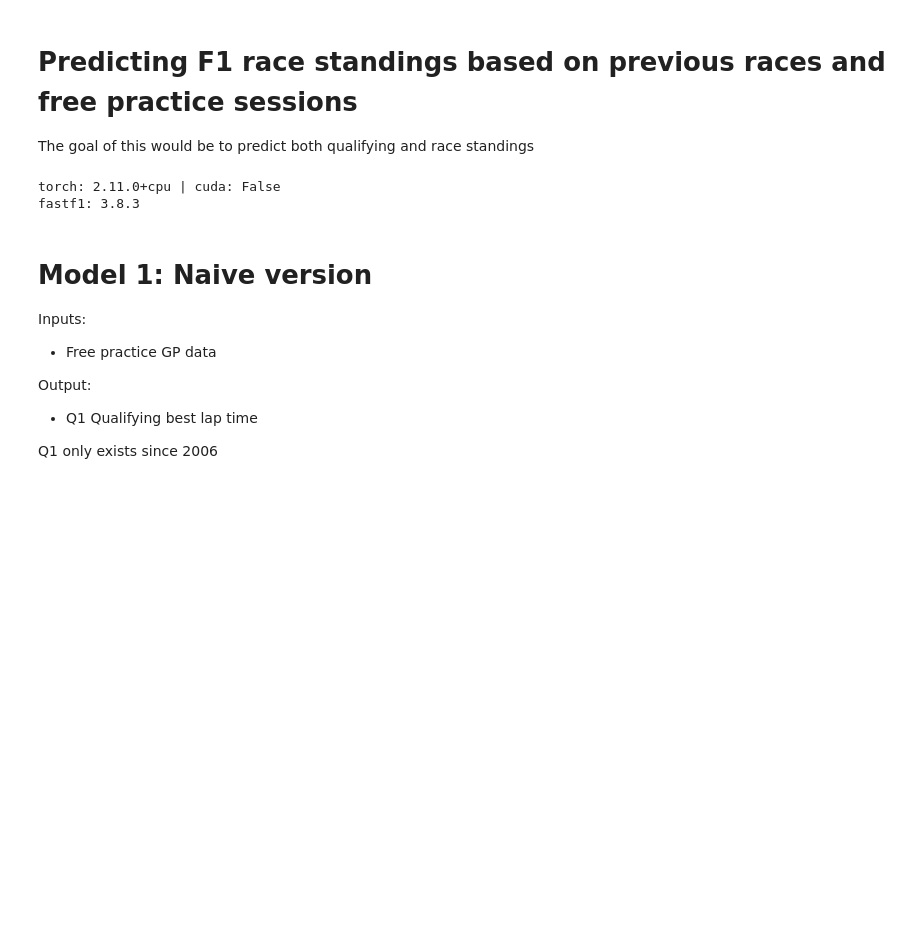
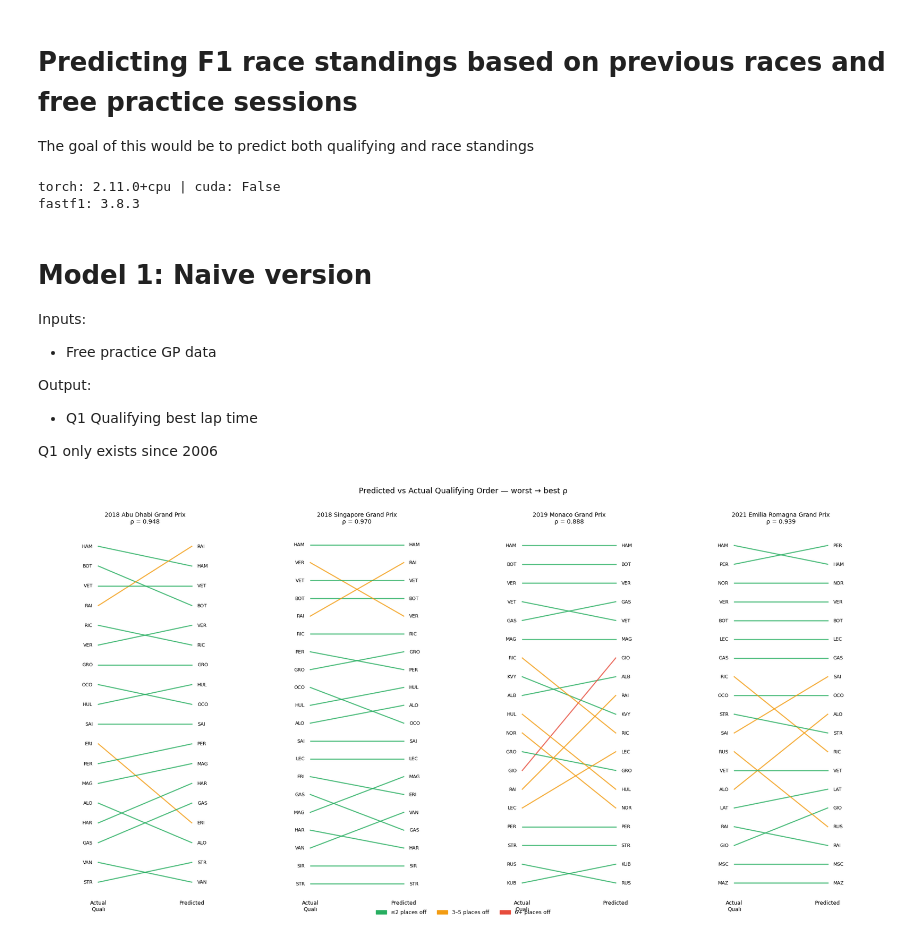
Before and after one commit to enzomescall/learning-machines, a Jupyter notebook: notebooks/01_race_results.ipynb, the cells around one changed output. Saved outputs shown, nothing was run; the diff lists cells and outputs as text; code cells hidden in the pictures; blank space fills up the shorter version.

```diff
--- a/notebooks/01_race_results.ipynb
+++ b/notebooks/01_race_results.ipynb
@@ -52,7 +53,10 @@ class RateLimiter:
                 time.sleep(gap)
             self._last = time.monotonic()
 
-_limiter = RateLimiter(calls_per_hour=400)
+# s.load() makes ~3-5 Jolpica API calls internally per session, so 150/hr here
+# keeps total API calls well under the 500 req/hr ceiling.
+# Already-cached sessions load from disk instantly and skip the rate limiter wait.
+_limiter = RateLimiter(calls_per_hour=150)
 
 def session_features(session):
     """Per-driver: % gap to session best, compound, tyre_life. Weather from session mean."""
@@ -118,7 +122,7 @@ for year in range(2018, 2026):
         events.append((year, int(event['RoundNumber']), event['EventName']))
 
 rows = []
-with concurrent.futures.ThreadPoolExecutor(max_workers=3) as pool:
+with concurrent.futures.ThreadPoolExecutor(max_workers=1) as pool:
     futures = {pool.submit(load_event, y, r, n): (y, n) for y, r, n in events}
     for future in concurrent.futures.as_completed(futures):
         result = future.result()
@@ -256,3 +260,50 @@ def event_spearman(df):
 corr = results.groupby(['year', 'event']).apply(event_spearman, include_groups=False).rename('spearman_r')
 print(f'Mean Spearman ρ: {corr.mean():.3f}  (1.0 = perfect ranking)')
 corr.sort_values()
+# %%
+# Bump chart: actual qualifying rank (left) vs predicted rank (right)
+# Green lines = model was within 2 places, orange = 3-5 off, red = 6+ off
+# Shows 4 events spanning the range of Spearman ρ values
+
+corr_df = corr.reset_index()
+n_bins = 4
+indices = [int(i * (len(corr_df) - 1) / (n_bins - 1)) for i in range(n_bins)]
+selected = corr_df.iloc[sorted(indices)]
+
+fig, axes = plt.subplots(1, n_bins, figsize=(5 * n_bins, 10))
+
+for ax, (_, row) in zip(axes, selected.iterrows()):
+    ev = results[(results['year'] == row['year']) & (results['event'] == row['event'])].copy()
+    ev['actual_rank'] = ev['q_delta'].rank(method='first').astype(int)
+    ev['pred_rank']   = ev['pred_delta'].rank(method='first').astype(int)
+    n = len(ev)
+
+    for _, d in ev.iterrows():
+        diff = abs(d['actual_rank'] - d['pred_rank'])
+        color = '#27ae60' if diff <= 2 else '#e74c3c' if diff >= 6 else '#f39c12'
+        ax.plot([0, 1], [d['actual_rank'], d['pred_rank']], color=color, lw=1.8, alpha=0.8)
+        ax.text(-0.06, d['actual_rank'], d['driver'], ha='right', va='center', fontsize=8)
+        ax.text( 1.06, d['pred_rank'],   d['driver'], ha='left',  va='center', fontsize=8)
+
+    ax.set_xlim(-0.6, 1.6)
+    ax.set_ylim(0.2, n + 0.8)
+    ax.invert_yaxis()
+    ax.set_xticks([0, 1])
+    ax.set_xticklabels(['Actual\nQuali', 'Predicted'], fontsize=9)
+    ax.set_title(f"{int(row['year'])} {row['event']}\nρ = {row['spearman_r']:.3f}", fontsize=10, pad=12)
+    ax.yaxis.set_visible(False)
+    for spine in ax.spines.values():
+        spine.set_visible(False)
+    ax.tick_params(length=0)
+
+legend_patches = [
+    mpatches.Patch(color='#27ae60', label='≤2 places off'),
+    mpatches.Patch(color='#f39c12', label='3–5 places off'),
+    mpatches.Patch(color='#e74c3c', label='6+ places off'),
+]
+fig.legend(handles=legend_patches, loc='lower center', ncol=3, fontsize=9, frameon=False)
+plt.suptitle('Predicted vs Actual Qualifying Order — worst → best ρ', fontsize=13, y=1.01)
+plt.tight_layout()
+plt.show()
+# %% [output]
+[figure, added]
```
Also changed, not shown: parts of 1 cell of this notebook.
